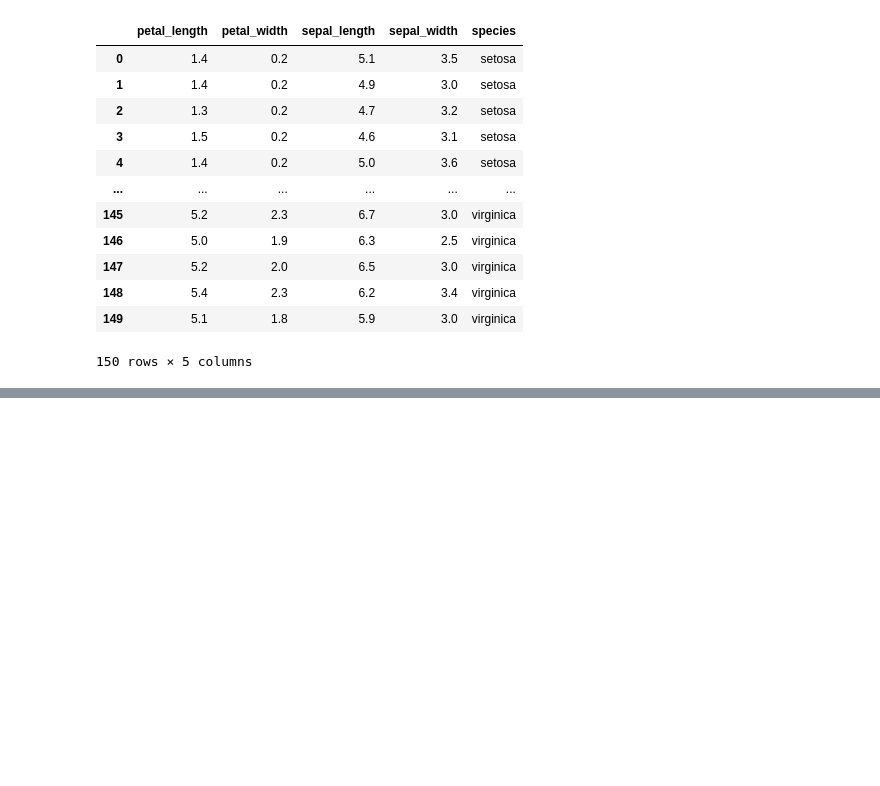
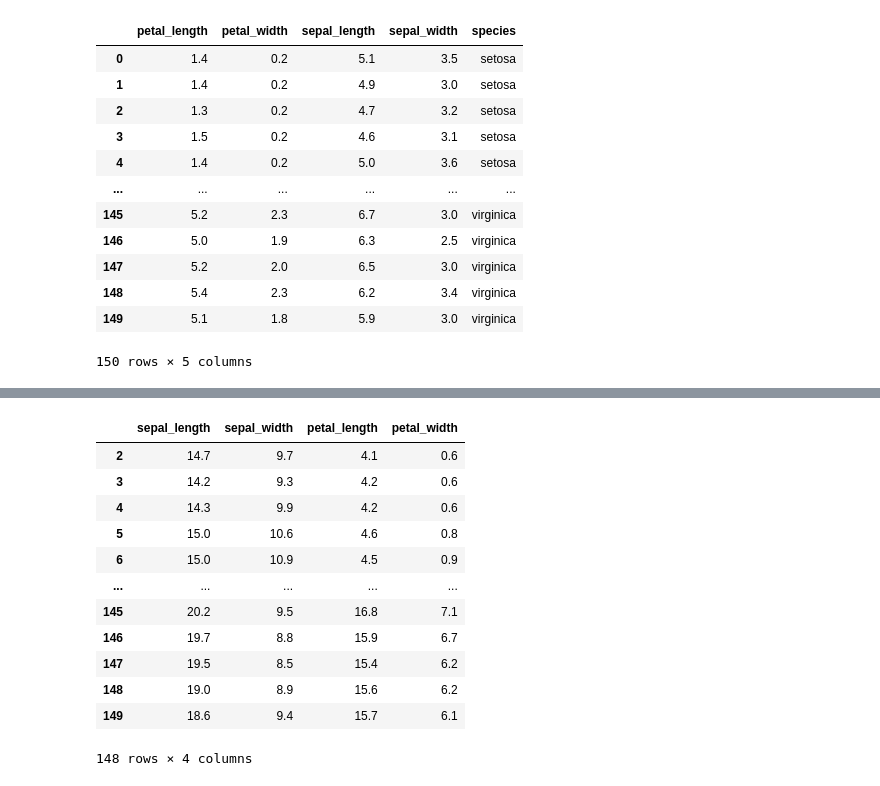
Before and after one commit to yoosim/ai_x, a Jupyter notebook: source/01_python/ch.11_데이터프레임과 시리즈(Pandas)_1절~8절.ipynb, the cells around one changed output, grey strips where cells are left out. Cells and saved outputs as stored; diff of their text form; code cells hidden in the pictures; blank space fills up the shorter version.

```diff
--- a/source/01_python/ch.11_데이터프레임과 시리즈(Pandas)_1절~8절.ipynb
+++ b/source/01_python/ch.11_데이터프레임과 시리즈(Pandas)_1절~8절.ipynb
@@ -1802,0 +1968,16 @@ iris.sort_index(axis=1)
+# %%
+X.rolling(3).sum().iloc[2:] #3개씩 더해서 진행, 앞에 2개는 값이 없으므로 iloc을 통해 삭제
+# %% [output]
+|  | sepal_length | sepal_width | petal_length | petal_width |
+| 2 | 14.7 | 9.7 | 4.1 | 0.6 |
+| 3 | 14.2 | 9.3 | 4.2 | 0.6 |
+| 4 | 14.3 | 9.9 | 4.2 | 0.6 |
+| 5 | 15.0 | 10.6 | 4.6 | 0.8 |
+| 6 | 15.0 | 10.9 | 4.5 | 0.9 |
+| ... | ... | ... | ... | ... |
+| 145 | 20.2 | 9.5 | 16.8 | 7.1 |
+| 146 | 19.7 | 8.8 | 15.9 | 6.7 |
+| 147 | 19.5 | 8.5 | 15.4 | 6.2 |
+| 148 | 19.0 | 8.9 | 15.6 | 6.2 |
+| 149 | 18.6 | 9.4 | 15.7 | 6.1 |
+148 rows × 4 columns
```
Also changed, not shown: parts of 35 cells of this notebook, 8 other files.
